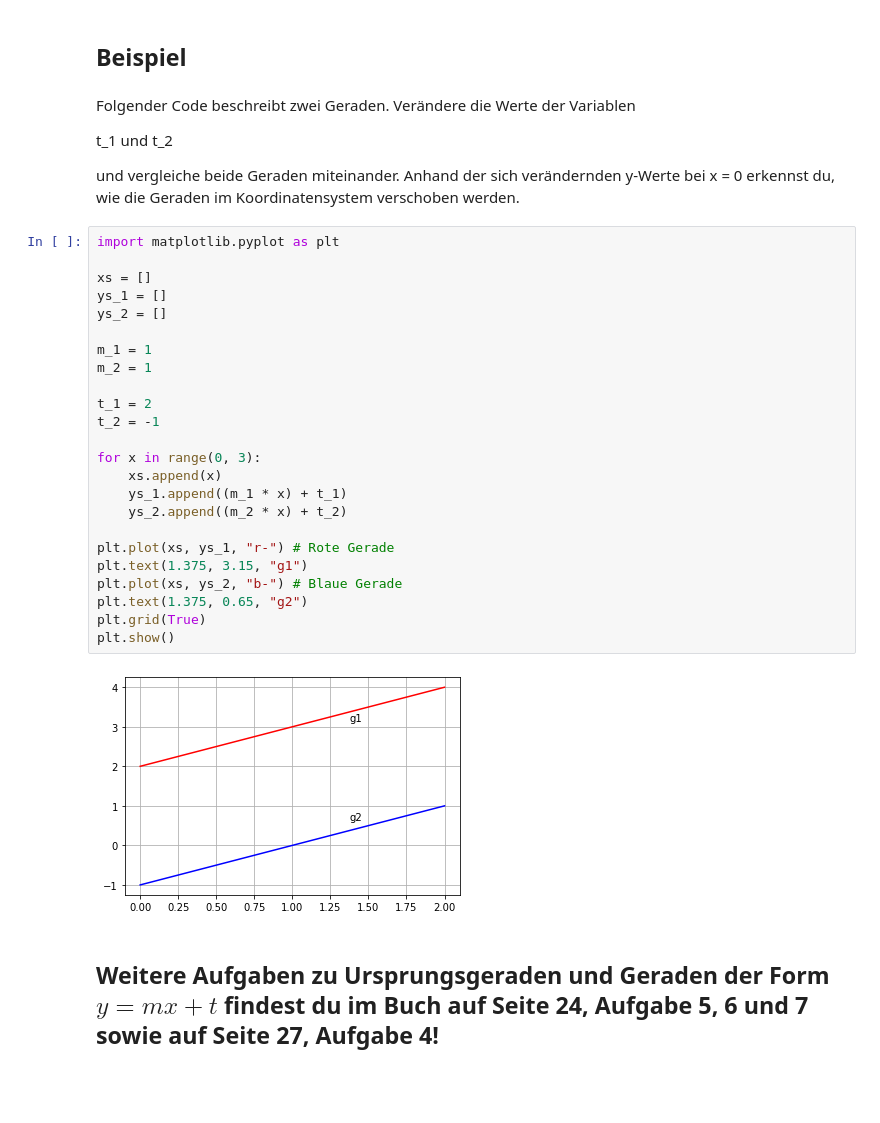
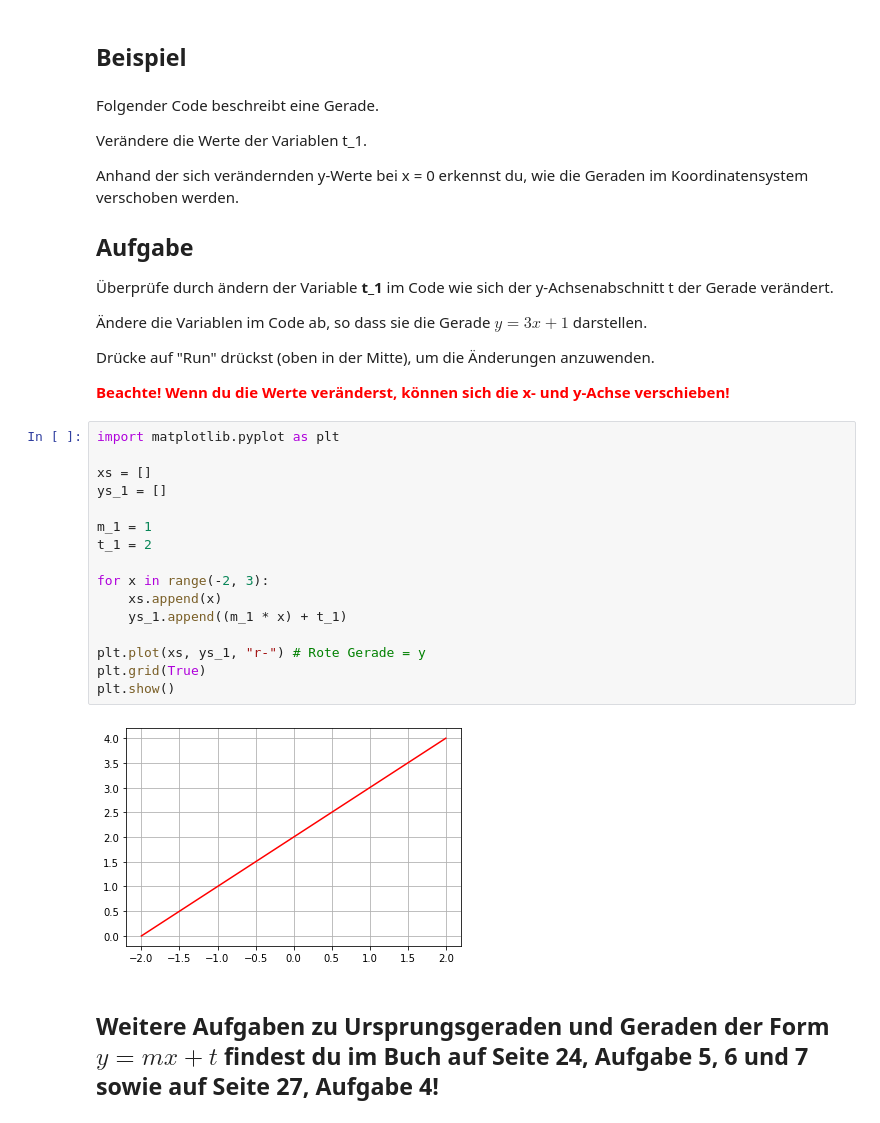
Before and after one commit to osamamehdi/Geraden, a Jupyter notebook: GeradenBasics.ipynb, the cells around one changed output. Cells and saved outputs as stored; diff of their text form; blank space fills up the shorter version.

Commit message:
Update GeradenBasics.ipynb
add tasks

```diff
--- a/GeradenBasics.ipynb
+++ b/GeradenBasics.ipynb
@@ -87,37 +86,40 @@ Die bisher behandelten Geraden waren Ursprungsgeraden. Diese gehen immer durch d
 Die Variable t in der Formel $y = m * x + t$ beschreibt die Verschiebung der Gerade an der y-Achse. Wird ein Wert der größer als 0 für $t$ ist angegeben, verschiebt sich die Gerade nach oben. Ist der $t$ kleiner als 0 verschiebt sie sich nach unten.
 # %% [markdown]
 ## Beispiel
-# %% [markdown]
-Folgender Code beschreibt zwei Geraden. Verändere die Werte der Variablen
-
-t_1 und t_2
-
-und vergleiche beide Geraden miteinander. Anhand der sich verändernden y-Werte bei x = 0 erkennst du, wie die Geraden im Koordinatensystem verschoben werden.
+# %% [markdown]
+Folgender Code beschreibt eine Gerade.
+
+Verändere die Werte der Variablen t_1.
+
+Anhand der sich verändernden y-Werte bei x = 0 erkennst du, wie die Geraden im Koordinatensystem verschoben werden.
+
+
+## Aufgabe
+
+Überprüfe durch ändern der Variable **t_1** im Code wie sich der y-Achsenabschnitt t der Gerade verändert.
+
+Ändere die Variablen im Code ab, so dass sie die Gerade $y = 3x + 1$ darstellen.
+
+Drücke auf "Run" drückst (oben in der Mitte), um die Änderungen anzuwenden.
+
+<span style='color:red'> **Beachte! Wenn du die Werte veränderst, können sich die x- und y-Achse verschieben!** </span>
 # %%
 import matplotlib.pyplot as plt
 
 xs = []
 ys_1 = []
-ys_2 = []
 
 m_1 = 1
-m_2 = 1
+t_1 = 2
 
-t_1 = 2
-t_2 = -1
-
-for x in range(0, 3):
+for x in range(-2, 3):
     xs.append(x)
     ys_1.append((m_1 * x) + t_1)
-    ys_2.append((m_2 * x) + t_2)
 
-plt.plot(xs, ys_1, "r-") # Rote Gerade
-plt.text(1.375, 3.15, "g1")
-plt.plot(xs, ys_2, "b-") # Blaue Gerade
-plt.text(1.375, 0.65, "g2")
+plt.plot(xs, ys_1, "r-") # Rote Gerade = y
 plt.grid(True)
 plt.show()
 # %% [output]
-[figure, old version]
+[figure, new version]
 # %% [markdown]
 ## Weitere Aufgaben zu Ursprungsgeraden und Geraden der Form $y = mx + t$ findest du im Buch auf Seite 24, Aufgabe 5, 6 und 7 sowie auf Seite 27, Aufgabe 4!
```
Also changed, not shown: parts of 1 cell of this notebook.
